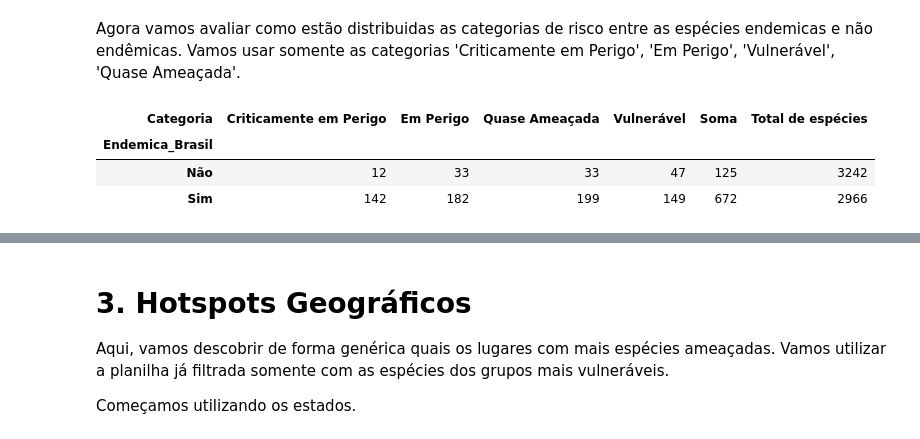
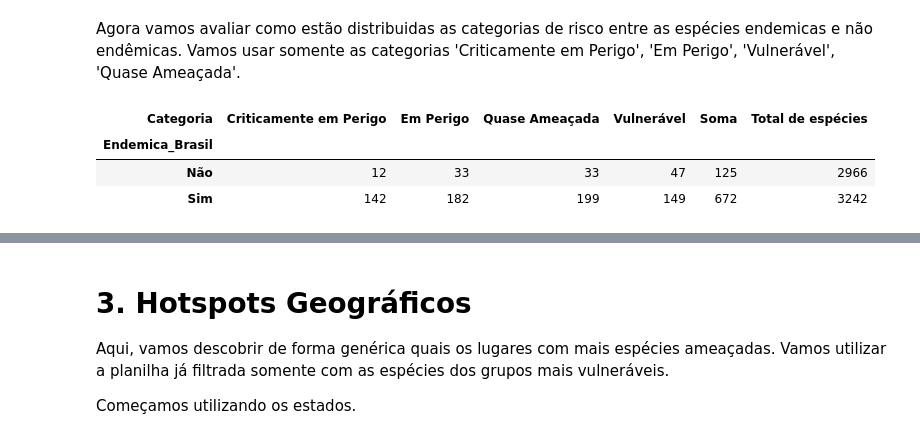
Before and after one commit to Carrascofs/analise-biodiversidade-mata-atlantica, a Jupyter notebook: notebooks/01_limpeza_e_exploracao.ipynb, the cells around one changed output, grey strips where cells are left out. Cells and saved outputs as stored; diff of their text form; code cells hidden in the pictures.

```diff
--- a/notebooks/01_limpeza_e_exploracao.ipynb
+++ b/notebooks/01_limpeza_e_exploracao.ipynb
@@ -493,18 +489,18 @@ Agora vamos avaliar como estão distribuidas as categorias de risco entre as esp
 # %%
 # valores absolutos de cada categoria entre espécies endêmicas e não endêmicas
 categorias_principais = ['Criticamente em Perigo', 'Em Perigo', 'Vulnerável', 'Quase Ameaçada']
 df_endem_filtr = df_endem[df_endem['Categoria'].isin(categorias_principais)]
 cross_tab_filtr = pd.crosstab(df_endem_filtr['Endemica_Brasil'], df_endem_filtr['Categoria'])
 
 # adicionando colunas de soma e total de espécies para ter uma visão mais completa
 cross_tab_filtr ["Soma"] = cross_tab_filtr.iloc[:,:].sum(axis=1)
-cross_tab_filtr ["Total de espécies"] = df_endemismo['Frequencia'].values
+cross_tab_filtr ["Total de espécies"] = df_endemismo['Frequencia']
 cross_tab_filtr
 # %% [output]
 | Categoria | Criticamente em Perigo | Em Perigo | Quase Ameaçada | Vulnerável | Soma | Total de espécies |
 | Endemica_Brasil |  |  |  |  |  |  |
-| Não | 12 | 33 | 33 | 47 | 125 | 3242 |
-| Sim | 142 | 182 | 199 | 149 | 672 | 2966 |
+| Não | 12 | 33 | 33 | 47 | 125 | 2966 |
+| Sim | 142 | 182 | 199 | 149 | 672 | 3242 |
 # %%
 # agora vamos calcular o percentual relativo das espécies em risco em relação ao total de espécies endêmicas e não endêmicas
 percentual_relativo = (cross_tab_filtr.iloc[:,:-1].div(cross_tab_filtr['Total de espécies'], axis=0) * 100).round(2)
```
Also changed, not shown: parts of 17 cells of this notebook.
